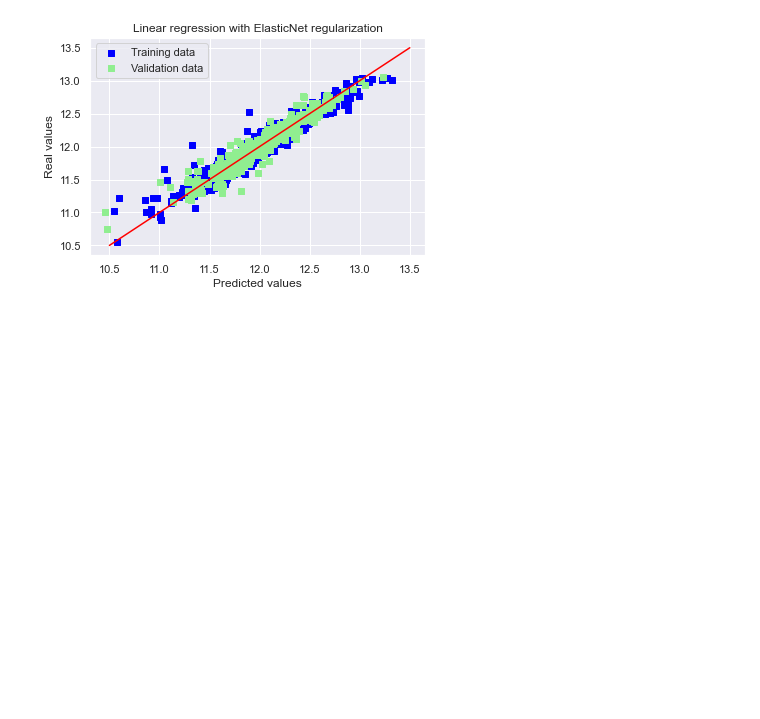
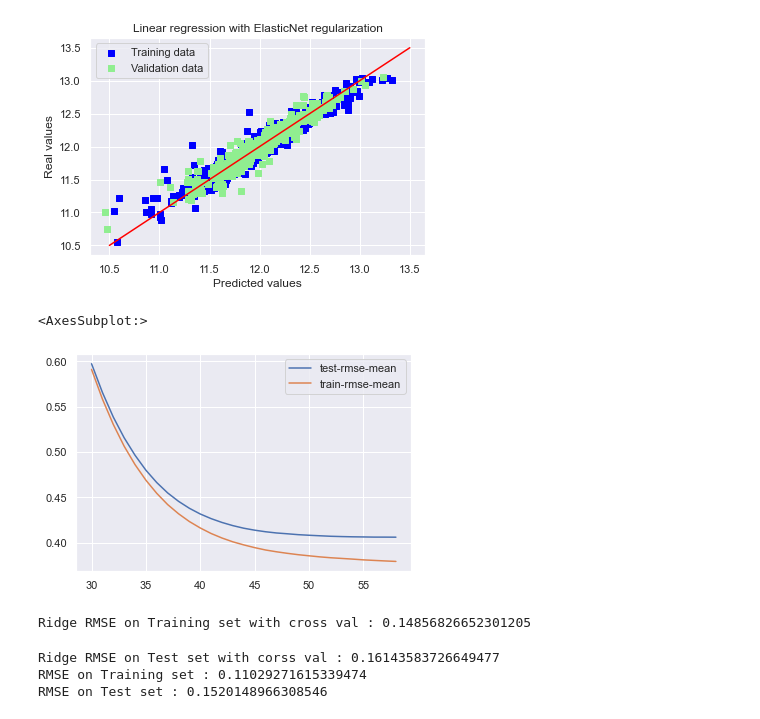
Before and after one commit to salvatore-drago/progettoBIGDATA-HousePrices, a Jupyter notebook: main.ipynb, the cells around one changed output. Drawn from its saved outputs; the diff is of its cells as text; code cells hidden in the pictures; blank space fills up the shorter version.

```diff
--- a/main.ipynb
+++ b/main.ipynb
@@ -1044,3 +1044,35 @@ plt.plot([10.5, 13.5], [10.5, 13.5], c = "red")
 plt.show()
 # %% [output]
 [figure]
+# %%
+#XGBoost
+
+dtrain = xgb.DMatrix(X_train, label = y)
+dtest = xgb.DMatrix(X_val)
+
+params = {"max_depth":2, "eta":0.1}
+model = xgb.cv(params, dtrain,  num_boost_round=1000, early_stopping_rounds=100)
+
+model.loc[30:,["test-rmse-mean", "train-rmse-mean"]].plot()
+# %% [output]
+<AxesSubplot:>
+[figure, added]
+# %%
+model_xgb = xgb.XGBRegressor(n_estimators=360, max_depth=2, learning_rate=0.1) #the params were tuned using xgb.cv
+model_xgb.fit(X_train, y_train)
+
+y_train_xgb_pred = model_xgb.predict(X_train)
+y_val_xgb_pred = model_xgb.predict(X_val)
+
+print("Ridge RMSE on Training set with cross val :", rmse_cv(model_xgb, X_train,y_train))
+print("Ridge RMSE on Test set with corss val :", rmse_cv(model_xgb, X_val,y_val))
+
+
+
+print("RMSE on Training set :", rmse(y_train,y_train_xgb_pred))
+print("RMSE on Test set :", rmse(y_val,y_val_xgb_pred))
+# %% [output]
+Ridge RMSE on Training set with cross val : 0.14856826652301205
+Ridge RMSE on Test set with corss val : 0.16143583726649477
+RMSE on Training set : 0.11029271615339474
+RMSE on Test set : 0.1520148966308546
```
Also changed, not shown: parts of 2 cells of this notebook.
